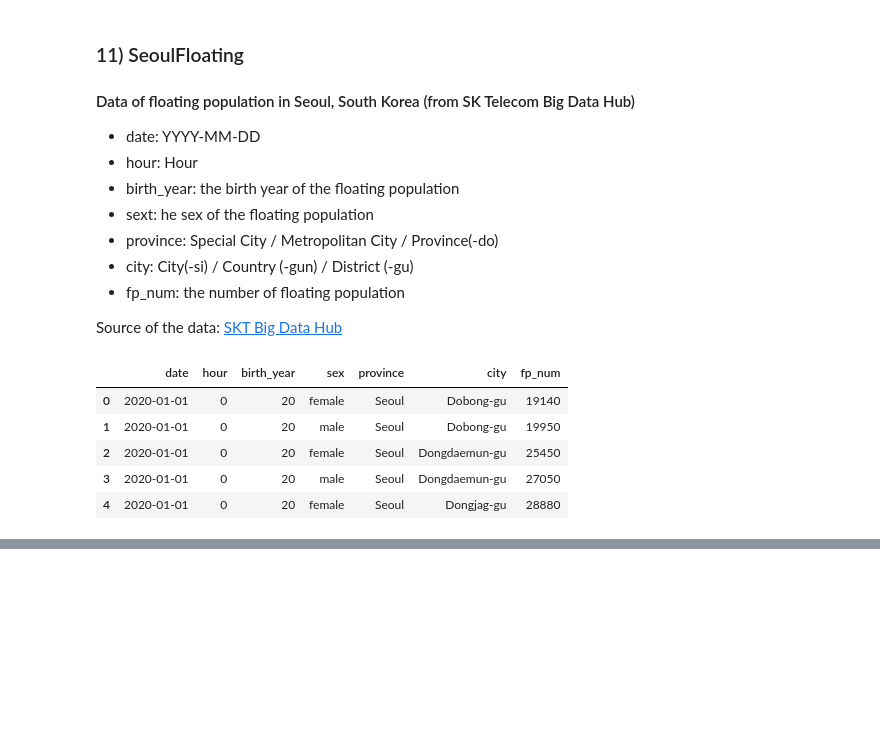
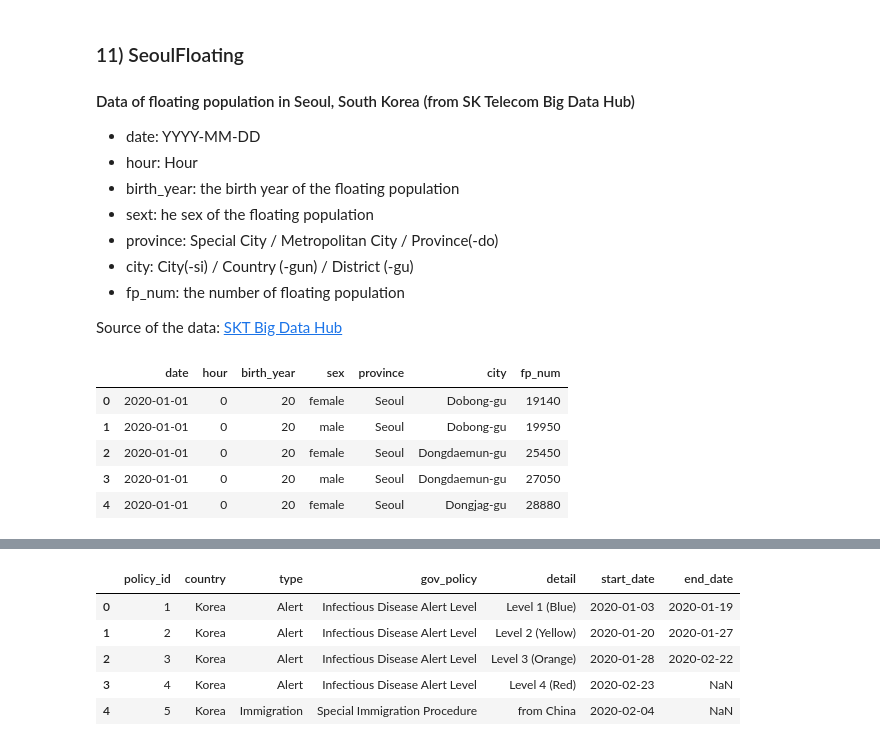
Before and after one commit to jihoo-kim/Data-Science-for-COVID-19, a Jupyter notebook: dataset-detailed-description.ipynb, the cells around one changed output, grey strips where cells are left out. Drawn from its saved outputs; the diff is of its cells as text; code cells hidden in the pictures; blank space fills up the shorter version.

```diff
--- a/dataset-detailed-description.ipynb
+++ b/dataset-detailed-description.ipynb
@@ -69,6 +71,7 @@ region = pd.read_csv(path+'Region.csv')
 weather = pd.read_csv(path+'Weather.csv')
 search = pd.read_csv(path+'SearchTrend.csv')
 floating = pd.read_csv(path+'SeoulFloating.csv')
+policy = pd.read_csv(path+'Policy.csv')
 # %% [markdown]
 ##### Before the Start..
 - We make a structured dataset based on the report materials of KCDC and local governments.
@@ -375,0 +390,9 @@ floating.head()
+# %%
+policy.head()
+# %% [output]
+|  | policy_id | country | type | gov_policy | detail | start_date | end_date |
+| 0 | 1 | Korea | Alert | Infectious Disease Alert Level | Level 1 (Blue) | 2020-01-03 | 2020-01-19 |
+| 1 | 2 | Korea | Alert | Infectious Disease Alert Level | Level 2 (Yellow) | 2020-01-20 | 2020-01-27 |
+| 2 | 3 | Korea | Alert | Infectious Disease Alert Level | Level 3 (Orange) | 2020-01-28 | 2020-02-22 |
+| 3 | 4 | Korea | Alert | Infectious Disease Alert Level | Level 4 (Red) | 2020-02-23 | NaN |
+| 4 | 5 | Korea | Immigration | Special Immigration Procedure | from China | 2020-02-04 | NaN |
```
Also changed, not shown: parts of 7 cells of this notebook.
